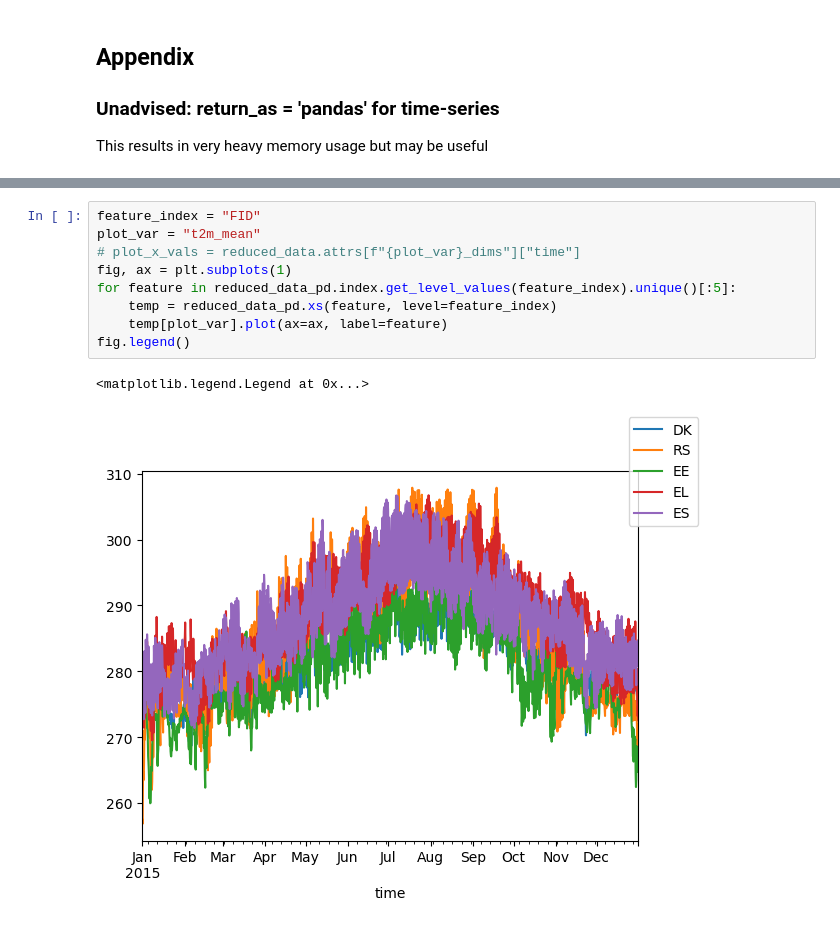
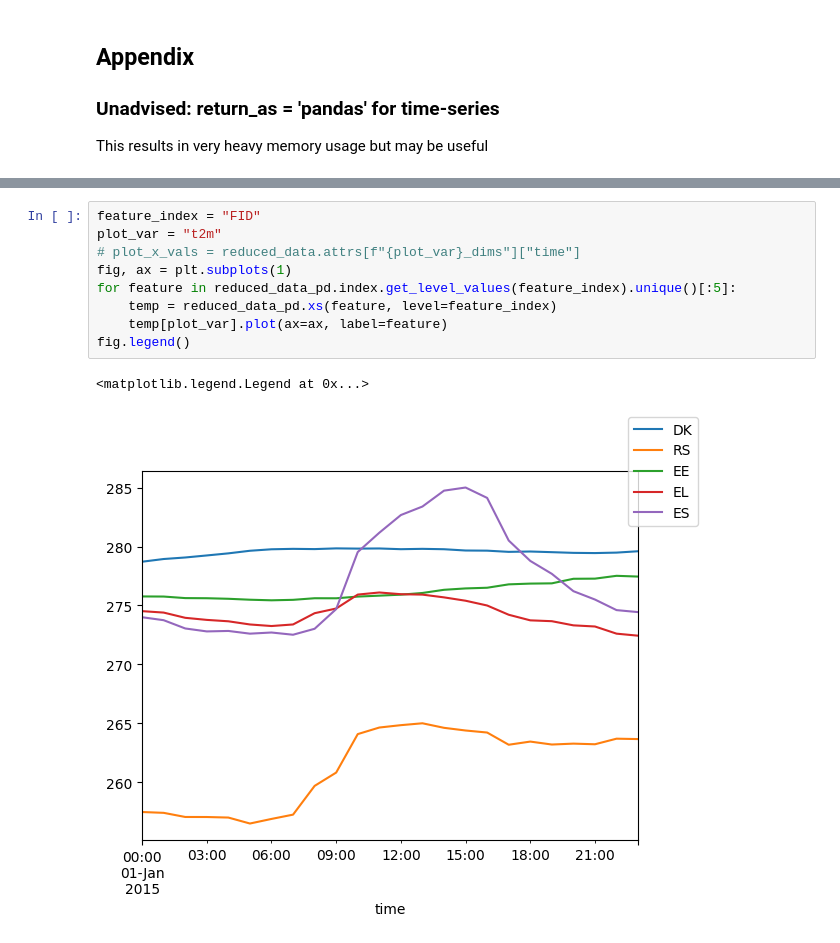
Before and after one commit to ecmwf/earthkit-transforms, a Jupyter notebook: docs/notebooks/aggregate/aggregate-spatial.ipynb, the cells around one changed output, grey strips where cells are left out. Drawn from its saved outputs; the diff is of its cells as text.

```diff
--- a/docs/notebooks/aggregate/aggregate-spatial.ipynb
+++ b/docs/notebooks/aggregate/aggregate-spatial.ipynb
@@ -381,12 +381,12 @@ Returning reduced data in pandas format is considered experimental and may chang
 # %%
 feature_index = "FID"
-plot_var = "t2m_mean"
+plot_var = "t2m"
 # plot_x_vals = reduced_data.attrs[f"{plot_var}_dims"]["time"]
 fig, ax = plt.subplots(1)
 for feature in reduced_data_pd.index.get_level_values(feature_index).unique()[:5]:
     temp = reduced_data_pd.xs(feature, level=feature_index)
     temp[plot_var].plot(ax=ax, label=feature)
 fig.legend()
 # %% [output]
 <matplotlib.legend.Legend at 0x...>
-[figure, old version]
+[figure, new version]
```
Also changed, not shown: parts of 11 cells of this notebook, 6 other files.
